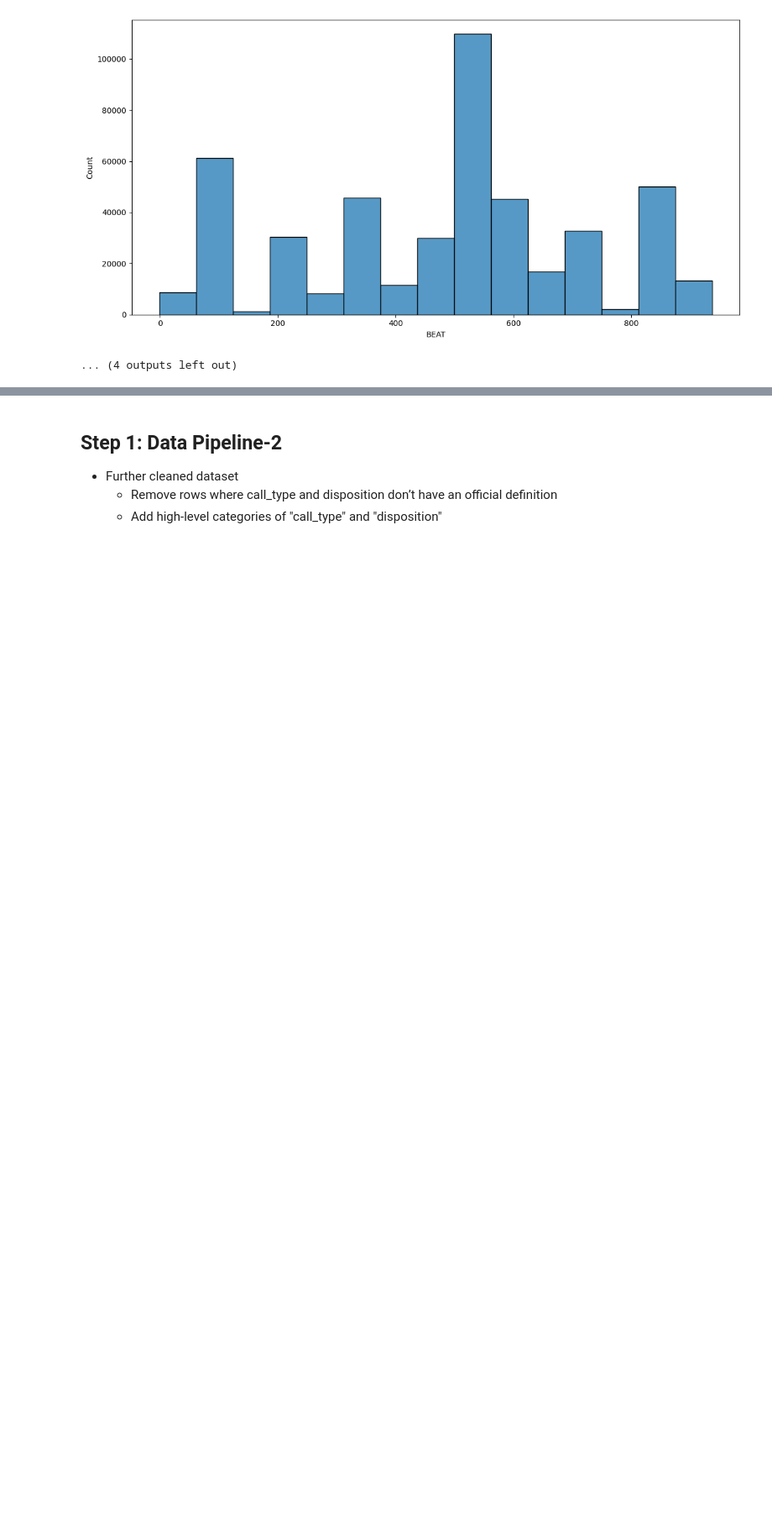
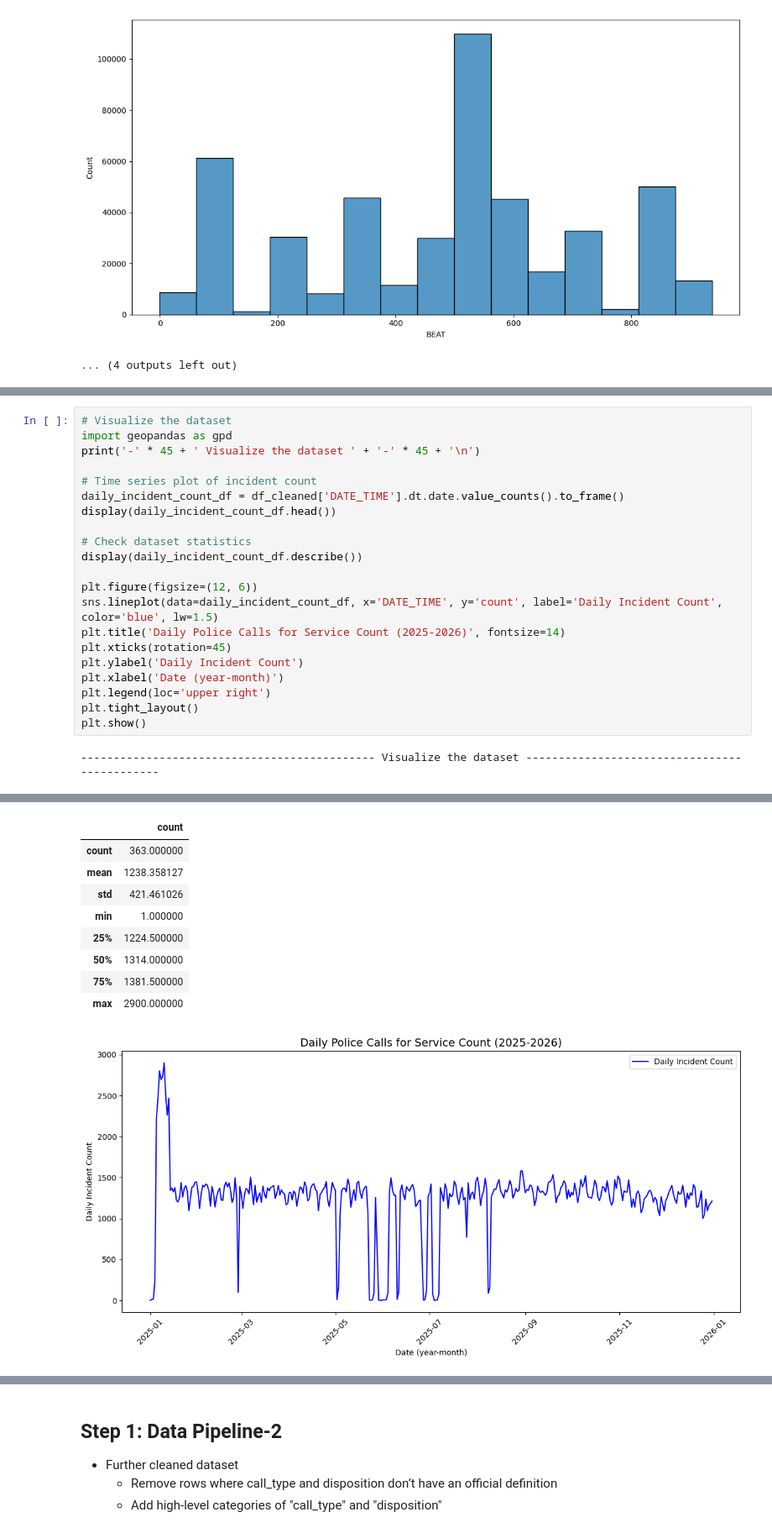
Before and after one commit to BJKin/Analytics-Driven-Resource-Deployment-for-San-Diego-Emergency-Services, a Jupyter notebook: data_pipeline_with_high-level_category_full.ipynb, the cells around one changed output, grey strips where cells are left out. Shown at 84% size. Drawn from its saved outputs; the diff is of its cells as text; blank space fills up the shorter version.

```diff
--- a/data_pipeline_with_high-level_category_full.ipynb
+++ b/data_pipeline_with_high-level_category_full.ipynb
@@ -240,0 +246,23 @@ Total observations after cleaning: 458035
+# %%
+# Visualize the dataset
+import geopandas as gpd
+print('-' * 45 + ' Visualize the dataset ' + '-' * 45 + '\n')
+
+# Time series plot of incident count
+daily_incident_count_df = df_cleaned['DATE_TIME'].dt.date.value_counts().to_frame()
+display(daily_incident_count_df.head())
+
+# Check dataset statistics
+display(daily_incident_count_df.describe())
+
+plt.figure(figsize=(12, 6))
+sns.lineplot(data=daily_incident_count_df, x='DATE_TIME', y='count', label='Daily Incident Count', color='blue', lw=1.5)
+plt.title('Daily Police Calls for Service Count (2025-2026)', fontsize=14)
+plt.xticks(rotation=45)
+plt.ylabel('Daily Incident Count')
+plt.xlabel('Date (year-month)')
+plt.legend(loc='upper right')
+plt.tight_layout()
+plt.show()
+# %% [output]
+--------------------------------------------- Visualize the dataset ---------------------------------------------
@@ -240,0 +276,10 @@ Total observations after cleaning: 458035
+|  | count |
+| count | 363.000000 |
+| mean | 1238.358127 |
+| std | 421.461026 |
+| min | 1.000000 |
+| 25% | 1224.500000 |
+| 50% | 1314.000000 |
+| 75% | 1381.500000 |
+| max | 2900.000000 |
+[figure, added]
```
Also changed, not shown: parts of 18 cells of this notebook, 9 other files.
